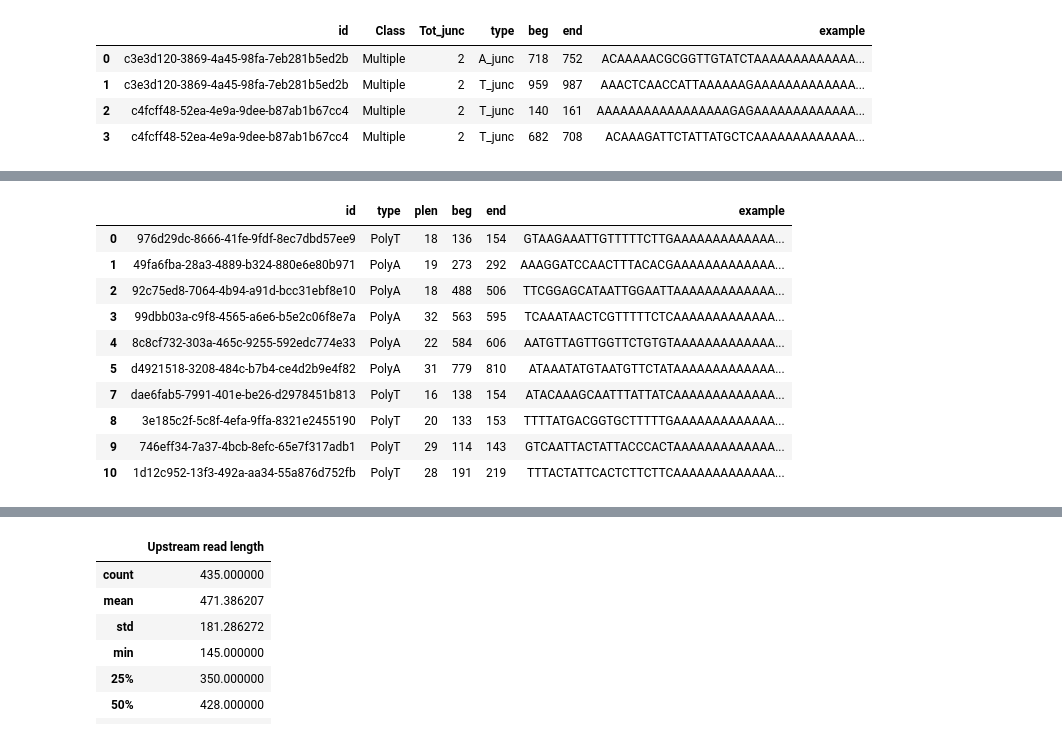
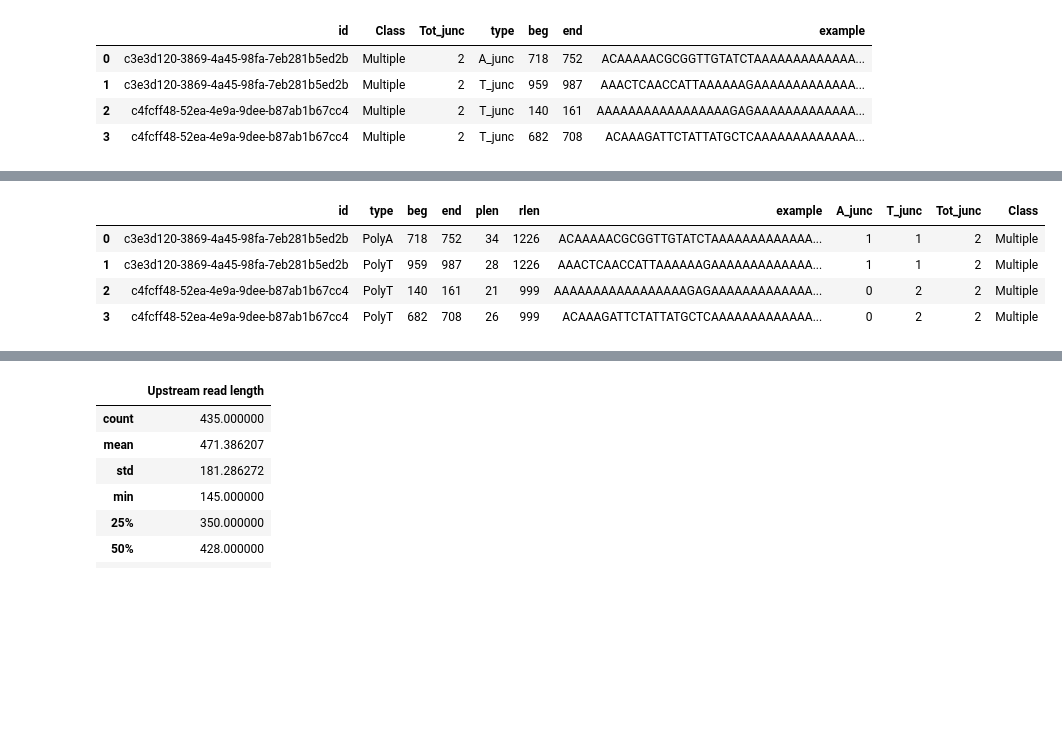
Before and after one commit to ih-11/hmm-3end, a Jupyter notebook: notebooks/qcfastq.ipynb, the cells around one changed output, grey strips where cells are left out. Drawn from its saved outputs; the diff is of its cells as text; code cells hidden in the pictures; blank space fills up the shorter version.

```diff
--- a/notebooks/qcfastq.ipynb
+++ b/notebooks/qcfastq.ipynb
@@ -733,7 +733,7 @@ display(example_df.groupby("class", group_keys=False).head(3))
 # %%
 # Inspect multiple-junction reads-CRTA prefix (e.g 20nt crta)
 
-adapter  = crta[:20]
+adapter  = crta[:10]
 read_rows = []
 junc_rows = []
 
@@ -797,12 +797,12 @@ display(site_df.sort_values(["id", "beg"]))
 | 3 | c4fcff48-52ea-4e9a-9dee-b87ab1b67cc4 | Multiple | 2 | T_junc | 682 | 708 | ACAAAGATTCTATTATGCTCAAAAAAAAAAAAA... |
 # %%
 # ============================================
-# What junctions are found with the selected parameters?
+# What junctions are found using a 20-nt CRTA prefix?
 # ============================================
 
 adapter_len = 20
-adapter = crta[:adapter_len]
-rows = []
+adapter     = crta[:adapter_len]
+rows        = []
 
 for rid, seq in zip(reads_df["id"], reads_df["seq"]):
 	ams = [m for m in apat.finditer(seq) if seq[m.end():].startswith(adapter)]
@@ -810,48 +810,71 @@ for rid, seq in zip(reads_df["id"], reads_df["seq"]):
 
 	for m in ams:
 		beg, end = m.span()
+
 		rows.append({
-			"id": rid, "type": "PolyA", "beg": beg, "end": end,
-			"plen": end - beg, "rlen": len(seq),
-			"example": seq[max(0, beg - 20):min(len(seq), end + adapter_len + 20)],
+			"id"      : rid,
+			"type"    : "PolyA",
+			"beg"     : beg,
+			"end"     : end,
+			"plen"    : end - beg,
+			"rlen"    : len(seq),
+			"example" : seq[max(0, beg - 20):min(len(seq), end + adapter_len + 20)],
 		})
 
 	for m in tms:
 		beg, end = m.span()
-		out = korflab.anti(seq[max(0, beg - adapter_len):min(len(seq), end + 20)])
+		out      = korflab.anti(
+			seq[max(0, beg - adapter_len):min(len(seq), end + 20)]
+		)
+
 		rows.append({
-			"id": rid, "type": "PolyT", "beg": beg, "end": end,
-			"plen": end - beg, "rlen": len(seq), "example": out,
+			"id"      : rid,
+			"type"    : "PolyT",
+			"beg"     : beg,
+			"end"     : end,
+			"plen"    : end - beg,
+			"rlen"    : len(seq),
+			"example" : out,
 		})
 
 junc_df = pd.DataFrame(rows)
 
 jcount = (
-	junc_df.groupby("id").size()
-	.rename("junctions")
+	junc_df.groupby("id")
+	.agg(
+		A_junc   = ("type", lambda x: (x == "PolyA").sum()),
+		T_junc   = ("type", lambda x: (x == "PolyT").sum()),
+		Tot_junc = ("type", "size"),
+	)
 	.reset_index()
 )
 
+jcount["Class"] = "Single"
+jcount.loc[jcount["Tot_junc"] > 1, "Class"] = "Multiple"
+
 stats = pd.DataFrame({
-	"Class": ["Validated reads", "One junction", "Multiple junctions"],
-	"Reads": [
-		jcount["id"].nunique(),
-		(jcount["junctions"] == 1).sum(),
-		(jcount["junctions"] > 1).sum(),
+	"Class" : ["Junction reads", "Single", "Multiple"],
+	"Reads" : [
+		len(jcount),
+		(jcount["Class"] == "Single").sum(),
+		(jcount["Class"] == "Multiple").sum(),
 	],
 })
 
 display(stats)
 
-multi = jcount.loc[jcount["junctions"] > 1, "id"]
+multi = jcount.loc[jcount["Class"] == "Multiple"]
+
+display(multi)
 
 display(
-	junc_df.loc[junc_df["id"].isin(multi)]
+	junc_df.loc[junc_df["id"].isin(multi["id"])]
+	.merge(multi[["id", "A_junc", "T_junc", "Tot_junc", "Class"]], on="id")
 	.sort_values(["id", "beg"])
 )
 
 display(
-	junc_df.loc[~junc_df["id"].isin(multi)]
+	junc_df.loc[~junc_df["id"].isin(multi["id"])]
 	.groupby("type", group_keys=False)
 	.head(5)[["id", "type", "plen", "beg", "end", "example"]]
 )
@@ -868,11 +889,5 @@ display(
-|  | id | type | plen | beg | end | example |
-| 0 | 976d29dc-8666-41fe-9fdf-8ec7dbd57ee9 | PolyT | 18 | 136 | 154 | GTAAGAAATTGTTTTTCTTGAAAAAAAAAAAAA... |
-| 1 | 49fa6fba-28a3-4889-b324-880e6e80b971 | PolyA | 19 | 273 | 292 | AAAGGATCCAACTTTACACGAAAAAAAAAAAAA... |
-| 2 | 92c75ed8-7064-4b94-a91d-bcc31ebf8e10 | PolyA | 18 | 488 | 506 | TTCGGAGCATAATTGGAATTAAAAAAAAAAAAA... |
-| 3 | 99dbb03a-c9f8-4565-a6e6-b5e2c06f8e7a | PolyA | 32 | 563 | 595 | TCAAATAACTCGTTTTTCTCAAAAAAAAAAAAA... |
-| 4 | 8c8cf732-303a-465c-9255-592edc774e33 | PolyA | 22 | 584 | 606 | AATGTTAGTTGGTTCTGTGTAAAAAAAAAAAAA... |
-| 5 | d4921518-3208-484c-b7b4-ce4d2b9e4f82 | PolyA | 31 | 779 | 810 | ATAAATATGTAATGTTCTATAAAAAAAAAAAAA... |
-| 7 | dae6fab5-7991-401e-be26-d2978451b813 | PolyT | 16 | 138 | 154 | ATACAAAGCAATTTATTATCAAAAAAAAAAAAA... |
-| 8 | 3e185c2f-5c8f-4efa-9ffa-8321e2455190 | PolyT | 20 | 133 | 153 | TTTTATGACGGTGCTTTTTGAAAAAAAAAAAAA... |
-| 9 | 746eff34-7a37-4bcb-8efc-65e7f317adb1 | PolyT | 29 | 114 | 143 | GTCAATTACTATTACCCACTAAAAAAAAAAAAA... |
-| 10 | 1d12c952-13f3-492a-aa34-55a876d752fb | PolyT | 28 | 191 | 219 | TTTACTATTCACTCTTCTTCAAAAAAAAAAAAA... |
+|  | id | type | beg | end | plen | rlen | example | A_junc | T_junc | Tot_junc | Class |
+| 0 | c3e3d120-3869-4a45-98fa-7eb281b5ed2b | PolyA | 718 | 752 | 34 | 1226 | ACAAAAACGCGGTTGTATCTAAAAAAAAAAAAA... | 1 | 1 | 2 | Multiple |
+| 1 | c3e3d120-3869-4a45-98fa-7eb281b5ed2b | PolyT | 959 | 987 | 28 | 1226 | AAACTCAACCATTAAAAAAGAAAAAAAAAAAAA... | 1 | 1 | 2 | Multiple |
+| 2 | c4fcff48-52ea-4e9a-9dee-b87ab1b67cc4 | PolyT | 140 | 161 | 21 | 999 | AAAAAAAAAAAAAAAAAGAGAAAAAAAAAAAAA... | 0 | 2 | 2 | Multiple |
+| 3 | c4fcff48-52ea-4e9a-9dee-b87ab1b67cc4 | PolyT | 682 | 708 | 26 | 999 | ACAAAGATTCTATTATGCTCAAAAAAAAAAAAA... | 0 | 2 | 2 | Multiple |
```
Also changed, not shown: parts of 1 cell of this notebook.
